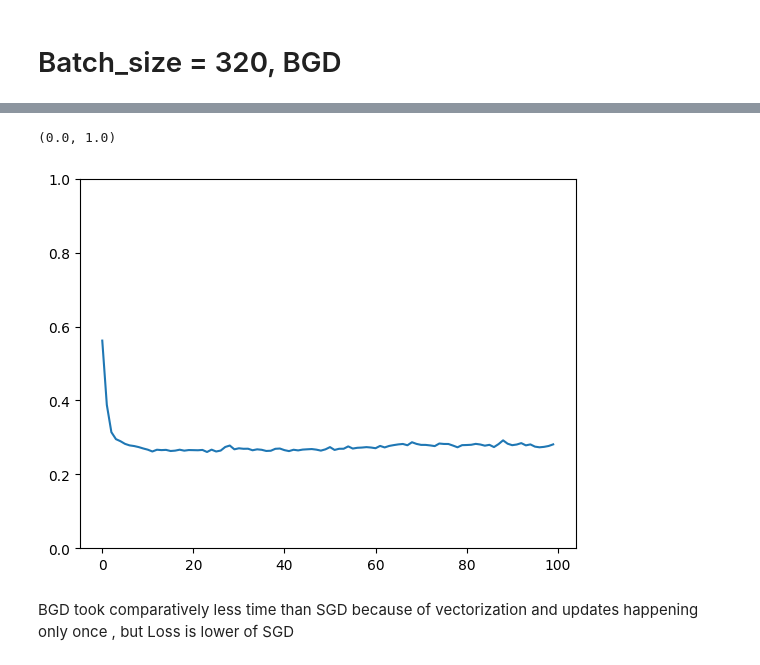
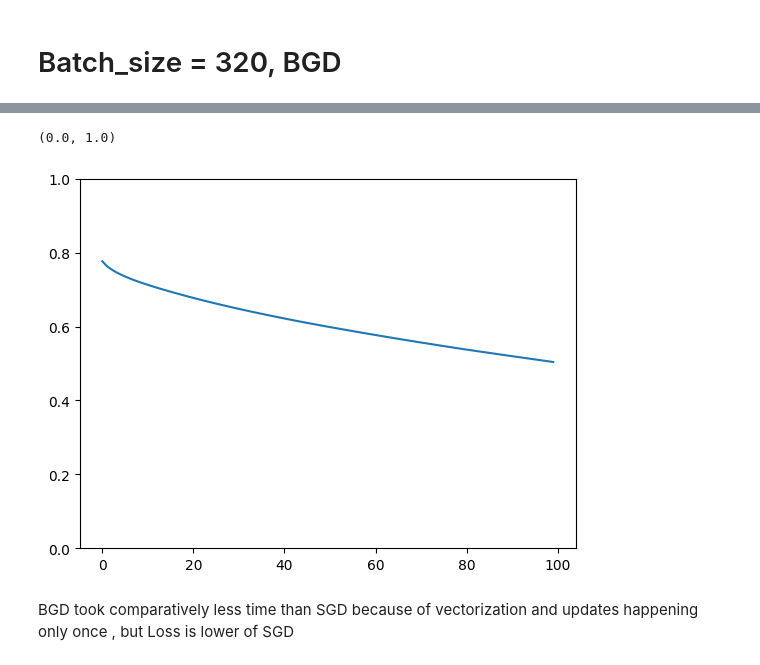
Before and after one commit to akshitabehls-ctrl/Gradient-Descent, a Jupyter notebook: bgd-v-s-sgd.ipynb, the cells around one changed output, grey strips where cells are left out. Cells and saved outputs as stored; diff of their text form; code cells hidden in the pictures.

```diff
--- a/bgd-v-s-sgd.ipynb
+++ b/bgd-v-s-sgd.ipynb
@@ -148,8 +148,8 @@ Epoch 100/100
 # %%
-plt.plot(history.history['loss'])
+plt.plot(history2.history['loss'])
 plt.ylim(0,1)
 # %% [output]
 (0.0, 1.0)
-[figure, old version]
+[figure, new version]
 # %% [markdown]
 BGD took comparatively less time than SGD because of vectorization and updates happening only once , but Loss is lower of SGD
```
Also changed, not shown: parts of 5 cells of this notebook.
